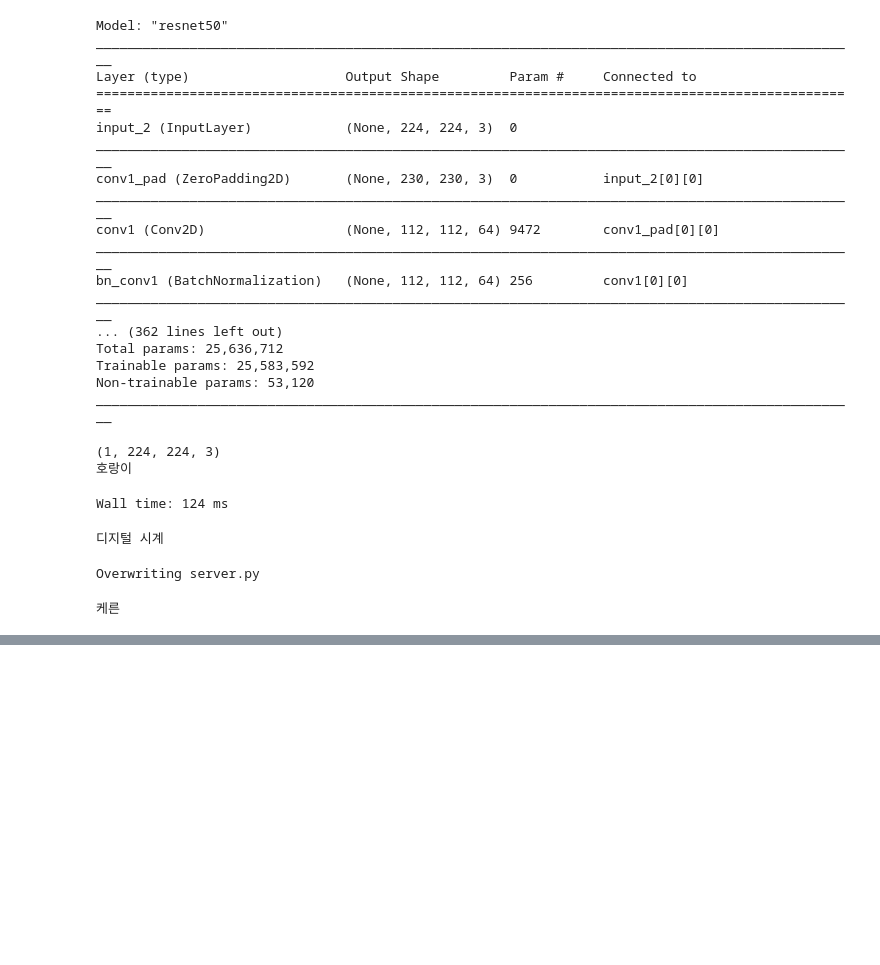
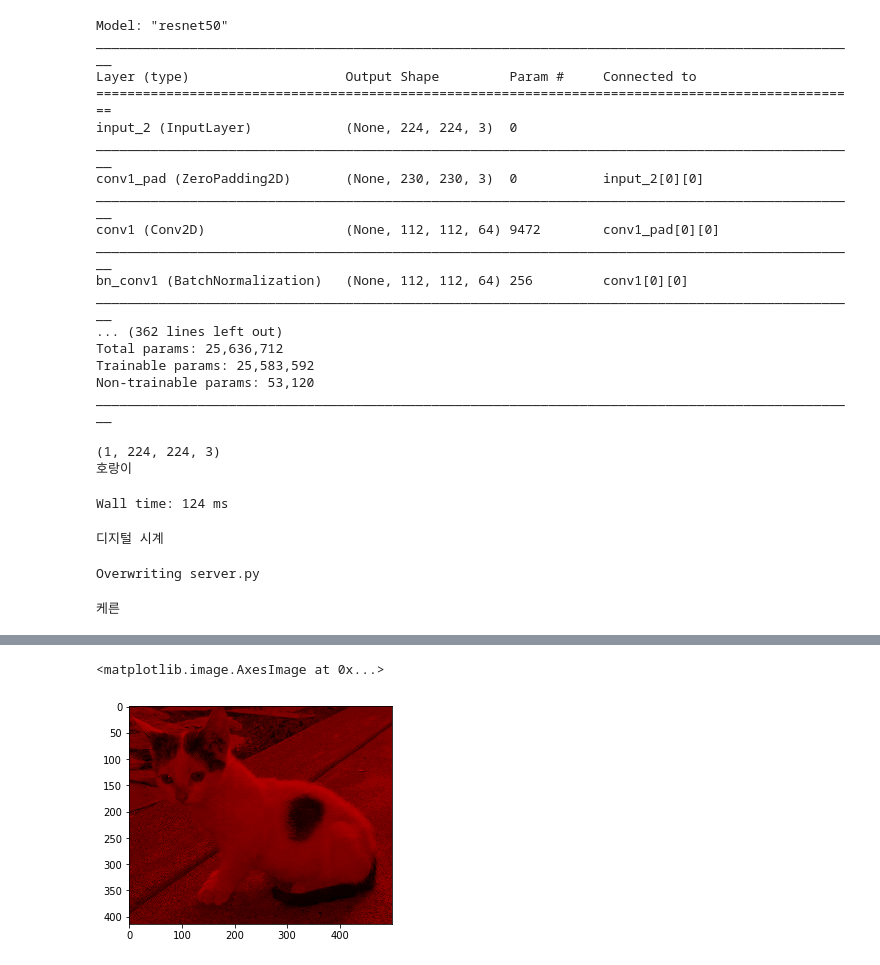
Before and after one commit to loftmain/opencv_project, a Jupyter notebook: week3/cday3.ipynb, the cells around one changed output, grey strips where cells are left out. Drawn from its saved outputs; the diff is of its cells as text; code cells hidden in the pictures; blank space fills up the shorter version.

```diff
--- a/week3/cday3.ipynb
+++ b/week3/cday3.ipynb
@@ -276,0 +403,5 @@ print(hdict[192])
+# %%
+result = next(train_generator)
+# %%
+image  = np.array(result[0])
+label =  result[1]
@@ -276,0 +497,18 @@ print(hdict[192])
+# %%
+from random import *
+
+class CustomDataGenerator(ImageDataGenerator):
+    def __init__(self,   red_range=None,       green_range=None,
+               blue_range=None,    **kwargs):
+        super().__init__( preprocessing_function=self.augment_color,
+                         **kwargs)
+
+        self.red_range = red_range
+        self.green_range = green_range
+        self.blue_range = blue_range
+
+    def augment_color(self, image):
+        if randint(0,3) == 0 :
+            image[:,:,1] = 0
+            image[:,:,2] = 0
+        return image
@@ -276,0 +549,16 @@ print(hdict[192])
+# %%
+datagen = CustomDataGenerator(red_range=(0.8, 1.2),
+                              green_range=(0.8, 1.2),
+                              blue_range=(0.8, 1.2),
+                              brightness_range=(0.5, 1.5),
+                              horizontal_flip  = True,
+                              )
+img = cv2.imread('cat.jpg')
+img = np.expand_dims(img, 0)
+test_generator  = datagen.flow(img)
+# %%
+result = next(test_generator)
+plt.imshow(result[0]/255)
+# %% [output]
+<matplotlib.image.AxesImage at 0x...>
+[figure, added]
```
Also changed, not shown: parts of 35 cells of this notebook, 5 other files.
